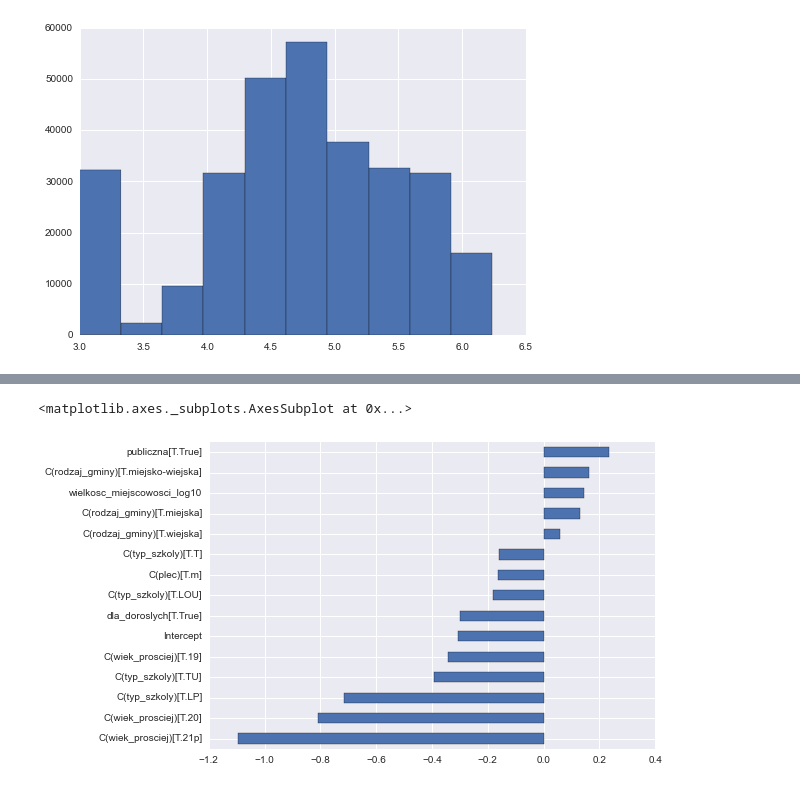
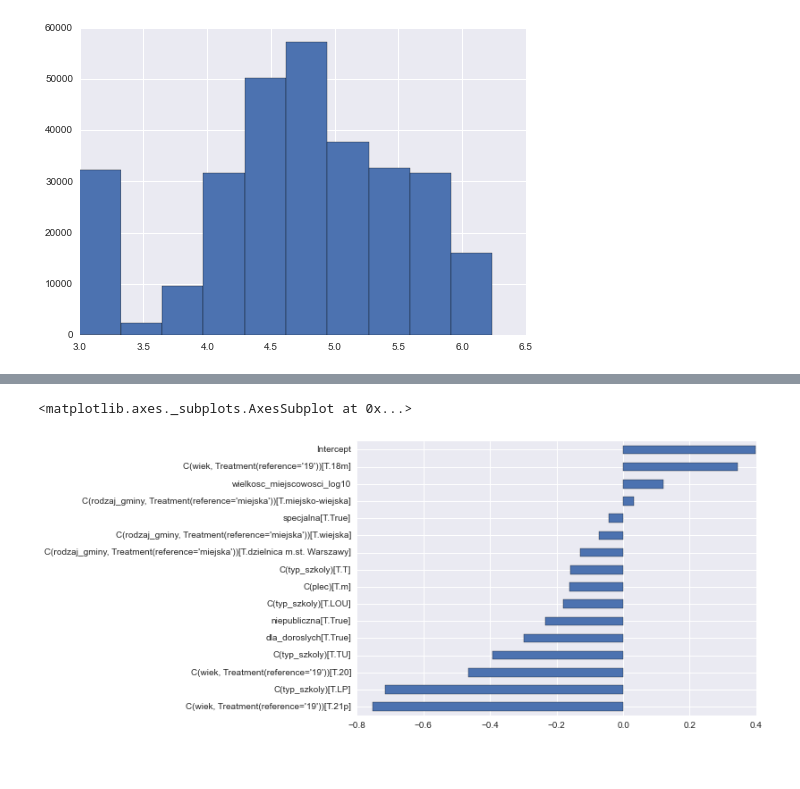
Before and after one commit to stared/delab-matury, a Jupyter notebook: eksploracje/wyniki_regresja.ipynb, the cells around one changed output, grey strips where cells are left out. Drawn from its saved outputs; the diff is of its cells as text; code cells hidden in the pictures.

```diff
--- a/eksploracje/wyniki_regresja.ipynb
+++ b/eksploracje/wyniki_regresja.ipynb
@@ -49,4 +58,4 @@ def wiek_uprosc(wiek):
     else:
         return "21p"
 
-df['wiek_prosciej'] = (2014 - df.rocznik).apply(wiek_uprosc)
+df['wiek'] = (2014 - df.rocznik).apply(wiek_uprosc)
@@ -88,0 +62,2 @@ OLS Regression Results
+# %%
+df['niepubliczna'] = df['publiczna'].apply(lambda x: not x)
@@ -88,0 +66,7 @@ OLS Regression Results
+# %%
+formula_rhs = """ ~ C(plec) + C(typ_szkoly) + C(rodzaj_gminy, Treatment(reference='miejska'))
+             + wielkosc_miejscowosci_log10 + C(wiek, Treatment(reference='19'))
+             + niepubliczna + dla_doroslych + specjalna"""
+# %%
+reg_pol = smf.ols("j_polski_podstawowa" + formula_rhs, data=df).fit()
+reg_pol.summary()
@@ -89,5 +105,5 @@ OLS Regression Results
 # %%
-reg.params.order().plot(kind="barh")
+reg_pol.params.order().plot(kind="barh")
 # %% [output]
 <matplotlib.axes._subplots.AxesSubplot at 0x...>
-[figure, old version]
+[figure, new version]
```
Also changed, not shown: parts of 18 cells of this notebook.
